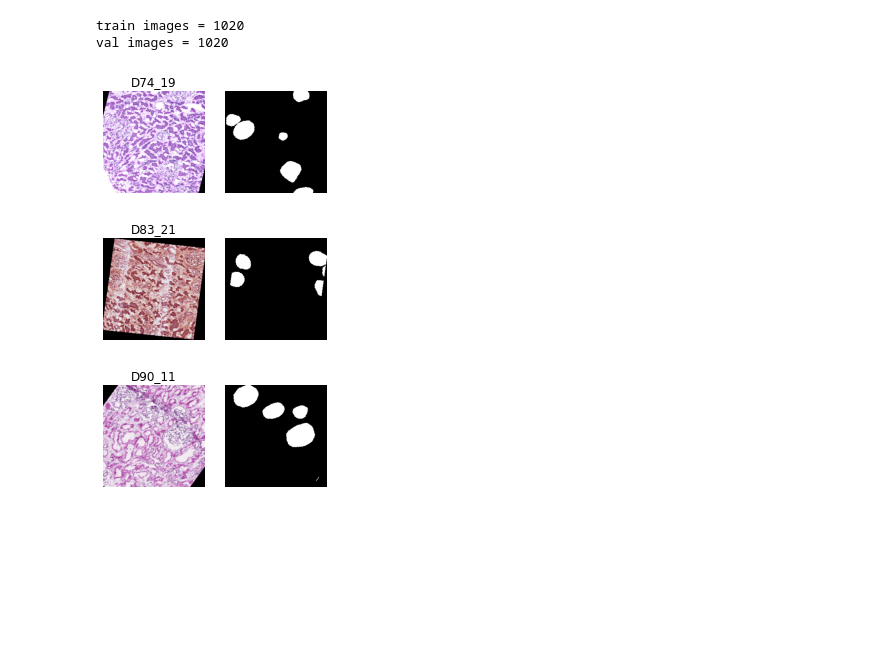
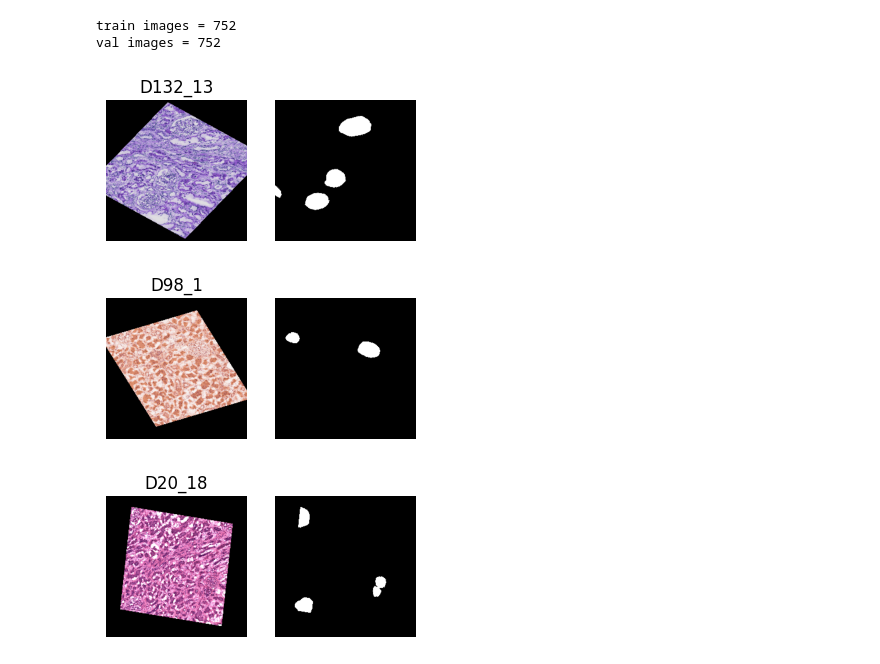
Before and after one commit to xiangli980/WSI-Segmentation-Pipeline, a Jupyter notebook: train_demo.ipynb, the cells around one changed output. Drawn from its saved outputs; the diff is of its cells as text; code cells hidden in the pictures; blank space fills up the shorter version.

```diff
--- a/train_demo.ipynb
+++ b/train_demo.ipynb
@@ -5,8 +5,8 @@ from src.time import *
 # %%
 # return dataloader for training/testing datasets, containing a dict of ["img"],["msk"],["name"] for each data point
 batch = 8 # batch size in dataloader
-dataname="nonsclerotic"
-phases=["train","val"]  # dataset hdfs5 name format: dataname_phase
+dataname="dk8"
+phases=["train", "val"]  # dataset hdfs5 name format: dataname_phase, phase: train, val, test
 shuffle = True
 dataLoader = {} # load data
 for phase in phases:
@@ -14,13 +14,13 @@ for phase in phases:
     dataset_size = len(dataLoader[phase])
     print('%s images = %d' % (phase, dataset_size))
 # %% [output]
-train images = 1020
-val images = 1020
+train images = 752
+val images = 752
 # %%
-dataLoader["train"].vis_data() # visualize training patch with nonsclerotic glomeruli groundtruth mask
+dataLoader["val"].vis_data() # visualize training patch with nonsclerotic glomeruli groundtruth mask
 # %% [output]
-[figure, old version]
+[figure, new version]
-[figure, old version]
+[figure, new version]
-[figure, old version]
+[figure, new version]
 # %%
 isTrain = True  # set to False when using model in testing process
```
Also changed, not shown: parts of 3 cells of this notebook, 9 other files.
